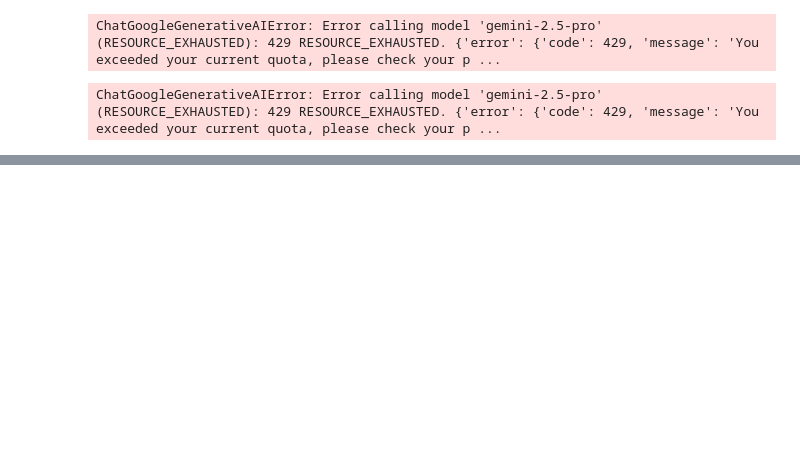
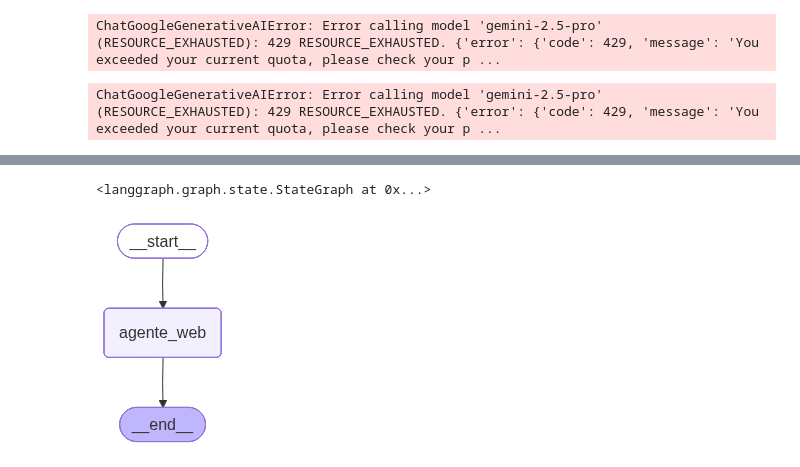
Before and after one commit to Ivan8Garcia/Proyectos-n8n-RAG-AgentesIA, a Jupyter notebook: AgenteIA_conLangGraph.ipynb, the cells around one changed output, grey strips where cells are left out. Cells and saved outputs as stored; diff of their text form; code cells hidden in the pictures; blank space fills up the shorter version.

```diff
--- a/AgenteIA_conLangGraph.ipynb
+++ b/AgenteIA_conLangGraph.ipynb
@@ -142,0 +199,6 @@ resultado
+# %%
+class AgentState(TypedDict):
+  user_query: str
+  web_answer: str
+  scientific_answer: str
+  final_answer: str
@@ -142,0 +282,10 @@ resultado
+# %%
+workflow= StateGraph(AgentState)
+# %%
+workflow.add_node("agente_web",funcion_agente_web)
+workflow.add_edge(START, "agente_web")
+workflow.add_edge("agente_web", END)
+# %% [output]
+<langgraph.graph.state.StateGraph at 0x...>
+# %%
+app= workflow.compile()
@@ -142,0 +294,4 @@ resultado
+# %%
+Image(app.get_graph().draw_mermaid_png())
+# %% [output]
+[figure, added]
```
Also changed, not shown: parts of 20 cells of this notebook.
